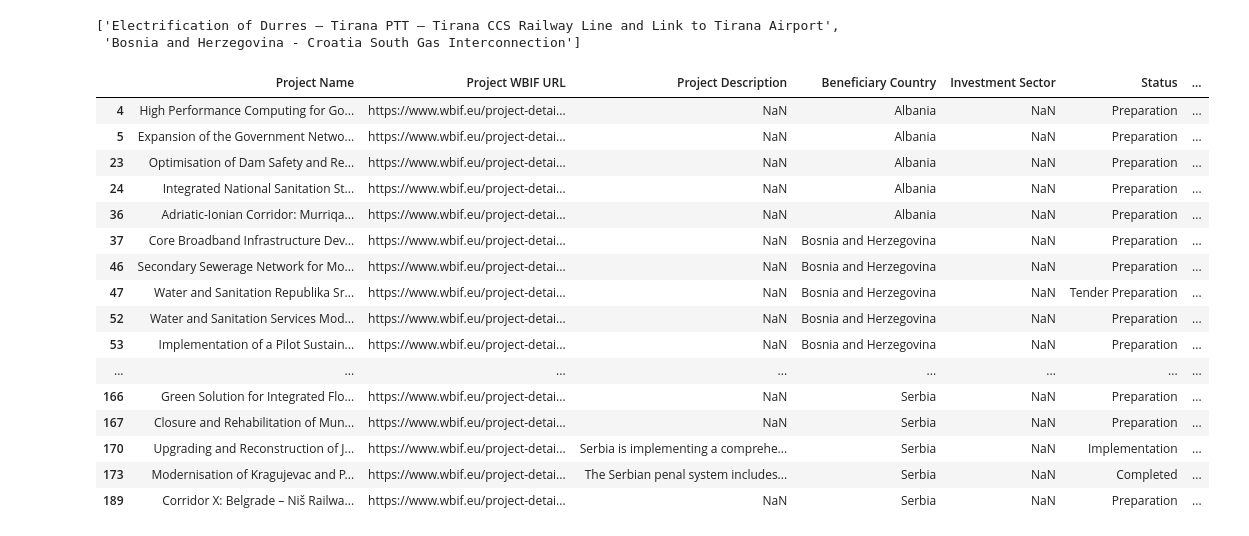
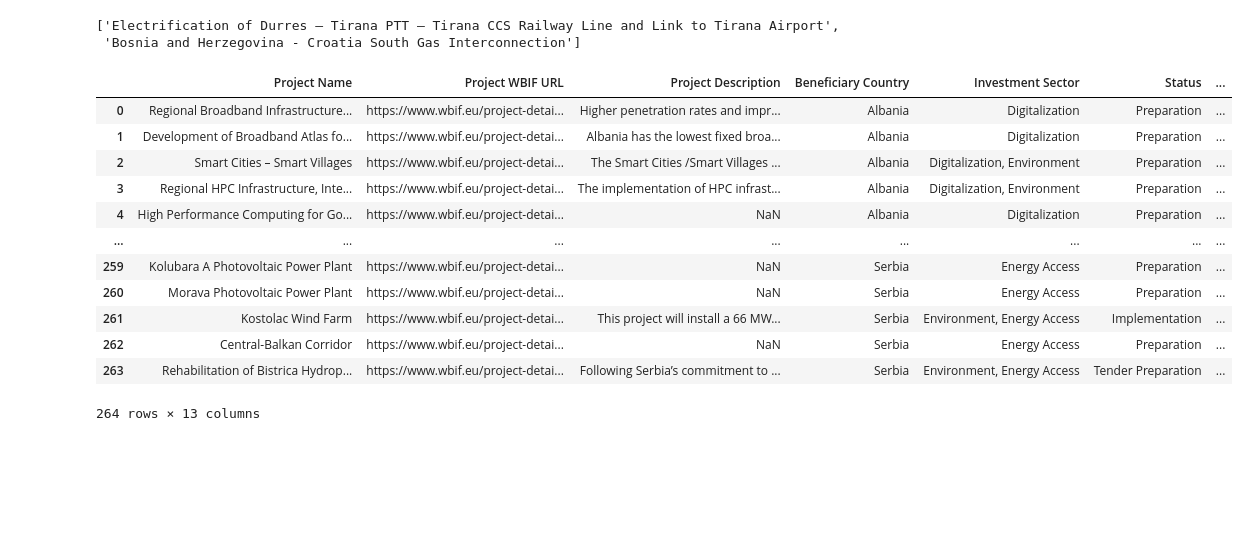
Before and after one commit to sonleh96/wb-ldt-de, a Jupyter notebook: test.ipynb, the cells around one changed output. Cells and saved outputs as stored; diff of their text form; code cells hidden in the pictures; blank space fills up the shorter version.

Commit message:
refactored to use projects file in English only

```diff
--- a/test.ipynb
+++ b/test.ipynb
@@ -340,23 +340,21 @@ df_final[df_final['Investment Sector'].str.contains('None', case=False, na=False
 # %%
 df_final.to_csv(r"D:\Work\WB\wb-ldt-de\data\energy_project_v2.csv", index=False)
 # %%
-df_final = pd.read_csv(r"D:\Work\WB\wb-ldt-de\data\wbif_project_examples_v2.csv")
-df_final[df_final['Investment Sector'].isna()]
+import pandas as pd
+df_final = pd.read_csv("/Users/sonle/Downloads/wbif_project_examples_v2.csv", sep=";")
+# df_final[df_final['Investment Sector'].isna()]
+df_final
 # %% [output]
 |  | Project Name | Project WBIF URL | Project Description | Beneficiary Country | Investment Sector | Status | ... |
-| 4 | High Performance Computing for Go... | https://www.wbif.eu/project-detai... | NaN | Albania | NaN | Preparation | ... |
-| 5 | Expansion of the Government Netwo... | https://www.wbif.eu/project-detai... | NaN | Albania | NaN | Preparation | ... |
-| 23 | Optimisation of Dam Safety and Re... | https://www.wbif.eu/project-detai... | NaN | Albania | NaN | Preparation | ... |
-| 24 | Integrated National Sanitation St... | https://www.wbif.eu/project-detai... | NaN | Albania | NaN | Preparation | ... |
-| 36 | Adriatic-Ionian Corridor: Murriqa... | https://www.wbif.eu/project-detai... | NaN | Albania | NaN | Preparation | ... |
-| 37 | Core Broadband Infrastructure Dev... | https://www.wbif.eu/project-detai... | NaN | Bosnia and Herzegovina | NaN | Preparation | ... |
-| 46 | Secondary Sewerage Network for Mo... | https://www.wbif.eu/project-detai... | NaN | Bosnia and Herzegovina | NaN | Preparation | ... |
-| 47 | Water and Sanitation Republika Sr... | https://www.wbif.eu/project-detai... | NaN | Bosnia and Herzegovina | NaN | Tender Preparation | ... |
-| 52 | Water and Sanitation Services Mod... | https://www.wbif.eu/project-detai... | NaN | Bosnia and Herzegovina | NaN | Preparation | ... |
-| 53 | Implementation of a Pilot Sustain... | https://www.wbif.eu/project-detai... | NaN | Bosnia and Herzegovina | NaN | Preparation | ... |
+| 0 | Regional Broadband Infrastructure... | https://www.wbif.eu/project-detai... | Higher penetration rates and impr... | Albania | Digitalization | Preparation | ... |
+| 1 | Development of Broadband Atlas fo... | https://www.wbif.eu/project-detai... | Albania has the lowest fixed broa... | Albania | Digitalization | Preparation | ... |
+| 2 | Smart Cities – Smart Villages | https://www.wbif.eu/project-detai... | The Smart Cities /Smart Villages ... | Albania | Digitalization, Environment | Preparation | ... |
+| 3 | Regional HPC Infrastructure, Inte... | https://www.wbif.eu/project-detai... | The implementation of HPC infrast... | Albania | Digitalization, Environment | Preparation | ... |
+| 4 | High Performance Computing for Go... | https://www.wbif.eu/project-detai... | NaN | Albania | Digitalization | Preparation | ... |
 | ... | ... | ... | ... | ... | ... | ... | ... |
-| 166 | Green Solution for Integrated Flo... | https://www.wbif.eu/project-detai... | NaN | Serbia | NaN | Preparation | ... |
-| 167 | Closure and Rehabilitation of Mun... | https://www.wbif.eu/project-detai... | NaN | Serbia | NaN | Preparation | ... |
-| 170 | Upgrading and Reconstruction of J... | https://www.wbif.eu/project-detai... | Serbia is implementing a comprehe... | Serbia | NaN | Implementation | ... |
-| 173 | Modernisation of Kragujevac and P... | https://www.wbif.eu/project-detai... | The Serbian penal system includes... | Serbia | NaN | Completed | ... |
-| 189 | Corridor X: Belgrade – Niš Railwa... | https://www.wbif.eu/project-detai... | NaN | Serbia | NaN | Preparation | ... |
+| 259 | Kolubara A Photovoltaic Power Plant | https://www.wbif.eu/project-detai... | NaN | Serbia | Energy Access | Preparation | ... |
+| 260 | Morava Photovoltaic Power Plant | https://www.wbif.eu/project-detai... | NaN | Serbia | Energy Access | Preparation | ... |
+| 261 | Kostolac Wind Farm | https://www.wbif.eu/project-detai... | This project will install a 66 MW... | Serbia | Environment, Energy Access | Implementation | ... |
+| 262 | Central-Balkan Corridor | https://www.wbif.eu/project-detai... | NaN | Serbia | Energy Access | Preparation | ... |
+| 263 | Rehabilitation of Bistrica Hydrop... | https://www.wbif.eu/project-detai... | Following Serbia’s commitment to ... | Serbia | Environment, Energy Access | Tender Preparation | ... |
+264 rows × 13 columns
```
Also changed, not shown: 2 other files.
